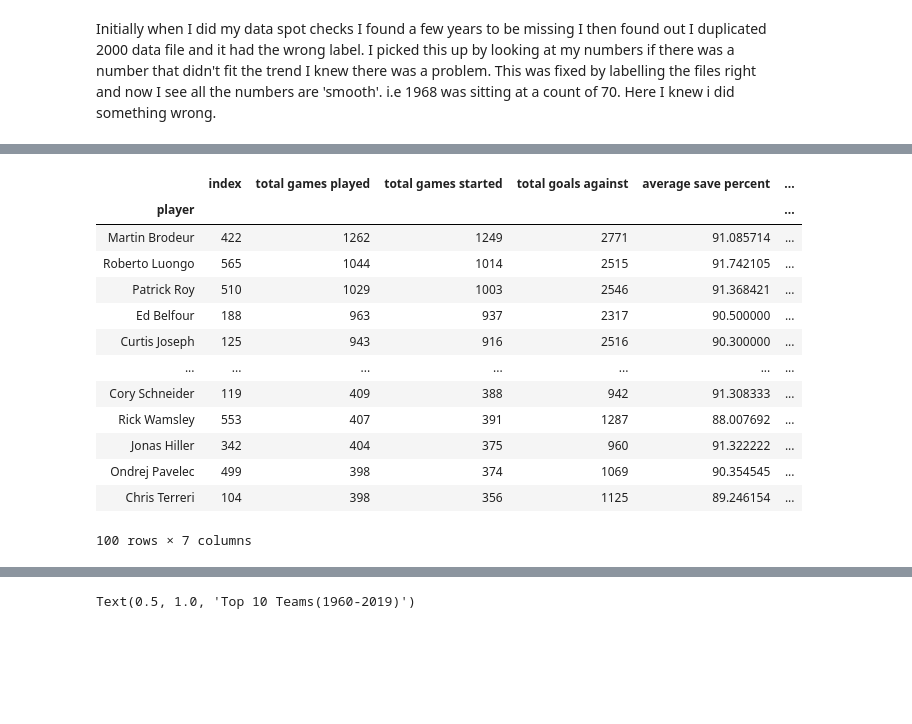
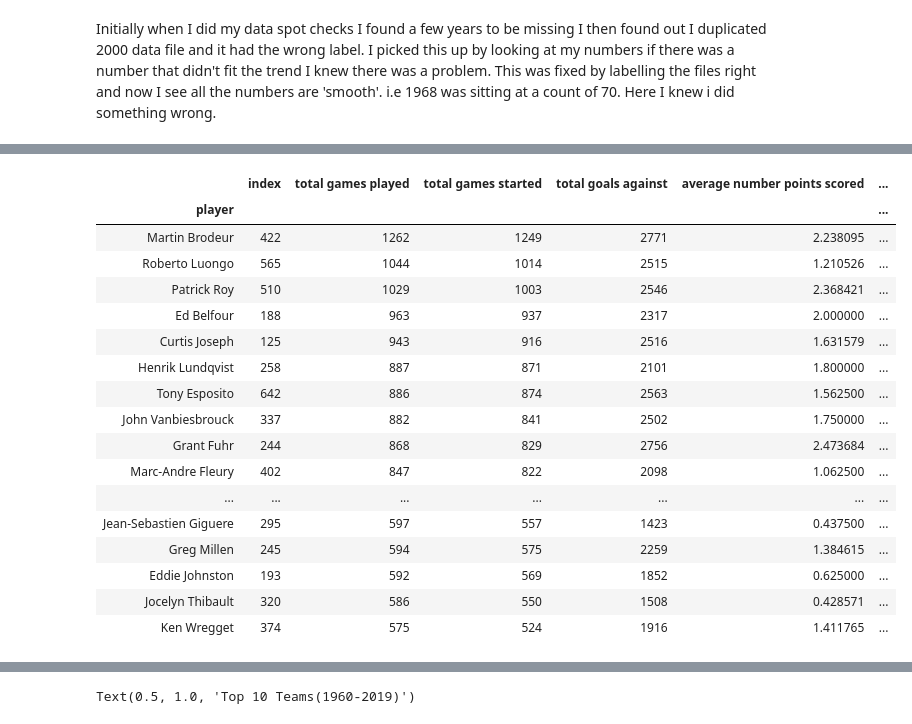
Before and after one commit to adeloureiro/dsm020, a Jupyter notebook: Project.ipynb, the cells around one changed output, grey strips where cells are left out. Cells and saved outputs as stored; diff of their text form; code cells hidden in the pictures; blank space fills up the shorter version.

```diff
--- a/Project.ipynb
+++ b/Project.ipynb
@@ -57,8 +58,10 @@ print(files)
+# %%
+excefile = [i for i in glob.glob('*.{}'.format('xlsx'))]
 # %%
 #Merge the data files
 goalie = pd.DataFrame()
 
-for i in files:
+for i in excefile:
     info = pd.read_excel(i,'Summary') #Summary is the name of all the sheets
     goalie = goalie.append(info)
 print(goalie)
@@ -272,4 +292,5 @@ goalie1.describe()
 # %%
 # Player Stats
-player_pivot =  pd.pivot_table(data=goalie1, index='player', values=['games_played','games_started','wins','goals_against','save%','season'],
-              aggfunc={'games_played':'sum','games_started':'sum','wins':'sum','goals_against':'sum','save%':'mean','season':'min'}).reset_index().rename(columns={'games_played': 'total games played', 'games_started': 'total games started','wins':'total wins','goals_against':'total goals against','save%':'average save percent','season':'season start'})
+player_pivot =  pd.pivot_table(data=goalie1, index='player', values=['games_played','games_started','wins','goals_against','save%','season','points'],
+              aggfunc={'games_played':'sum','games_started':'sum','wins':'sum','goals_against':'sum','save%':'mean','season':'min','points':'mean'}).reset_index().rename(columns={'games_played': 'total games played', 'games_started': 'total games started','wins':'total wins','goals_against':'total goals against','save%':'average save percent','season':'season start','points':'average number points scored'})
+player_pivot
@@ -292,18 +315,22 @@ player_pivot
 # %%
-top100 = player_pivot.reset_index().sort_values(['total games played'], ascending=[False]).set_index(['player']).nlargest(100,['total games played'])
-top100
+top50 = player_pivot.reset_index().sort_values(['total games played'], ascending=[False]).set_index(['player']).nlargest(50,['total games played'])
+top50
 # %% [output]
-|  | index | total games played | total games started | total goals against | average save percent | ... |
+|  | index | total games played | total games started | total goals against | average number points scored | ... |
 | player |  |  |  |  |  | ... |
-| Martin Brodeur | 422 | 1262 | 1249 | 2771 | 91.085714 | ... |
-| Roberto Luongo | 565 | 1044 | 1014 | 2515 | 91.742105 | ... |
-| Patrick Roy | 510 | 1029 | 1003 | 2546 | 91.368421 | ... |
-| Ed Belfour | 188 | 963 | 937 | 2317 | 90.500000 | ... |
-| Curtis Joseph | 125 | 943 | 916 | 2516 | 90.300000 | ... |
+| Martin Brodeur | 422 | 1262 | 1249 | 2771 | 2.238095 | ... |
+| Roberto Luongo | 565 | 1044 | 1014 | 2515 | 1.210526 | ... |
+| Patrick Roy | 510 | 1029 | 1003 | 2546 | 2.368421 | ... |
+| Ed Belfour | 188 | 963 | 937 | 2317 | 2.000000 | ... |
+| Curtis Joseph | 125 | 943 | 916 | 2516 | 1.631579 | ... |
+| Henrik Lundqvist | 258 | 887 | 871 | 2101 | 1.800000 | ... |
+| Tony Esposito | 642 | 886 | 874 | 2563 | 1.562500 | ... |
+| John Vanbiesbrouck | 337 | 882 | 841 | 2502 | 1.750000 | ... |
+| Grant Fuhr | 244 | 868 | 829 | 2756 | 2.473684 | ... |
+| Marc-Andre Fleury | 402 | 847 | 822 | 2098 | 1.062500 | ... |
 | ... | ... | ... | ... | ... | ... | ... |
-| Cory Schneider | 119 | 409 | 388 | 942 | 91.308333 | ... |
-| Rick Wamsley | 553 | 407 | 391 | 1287 | 88.007692 | ... |
-| Jonas Hiller | 342 | 404 | 375 | 960 | 91.322222 | ... |
-| Ondrej Pavelec | 499 | 398 | 374 | 1069 | 90.354545 | ... |
-| Chris Terreri | 104 | 398 | 356 | 1125 | 89.246154 | ... |
+| Jean-Sebastien Giguere | 295 | 597 | 557 | 1423 | 0.437500 | ... |
+| Greg Millen | 245 | 594 | 575 | 2259 | 1.384615 | ... |
+| Eddie Johnston | 193 | 592 | 569 | 1852 | 0.625000 | ... |
+| Jocelyn Thibault | 320 | 586 | 550 | 1508 | 0.428571 | ... |
+| Ken Wregget | 374 | 575 | 524 | 1916 | 1.411765 | ... |
-100 rows × 7 columns
```
Also changed, not shown: parts of 44 cells of this notebook.
